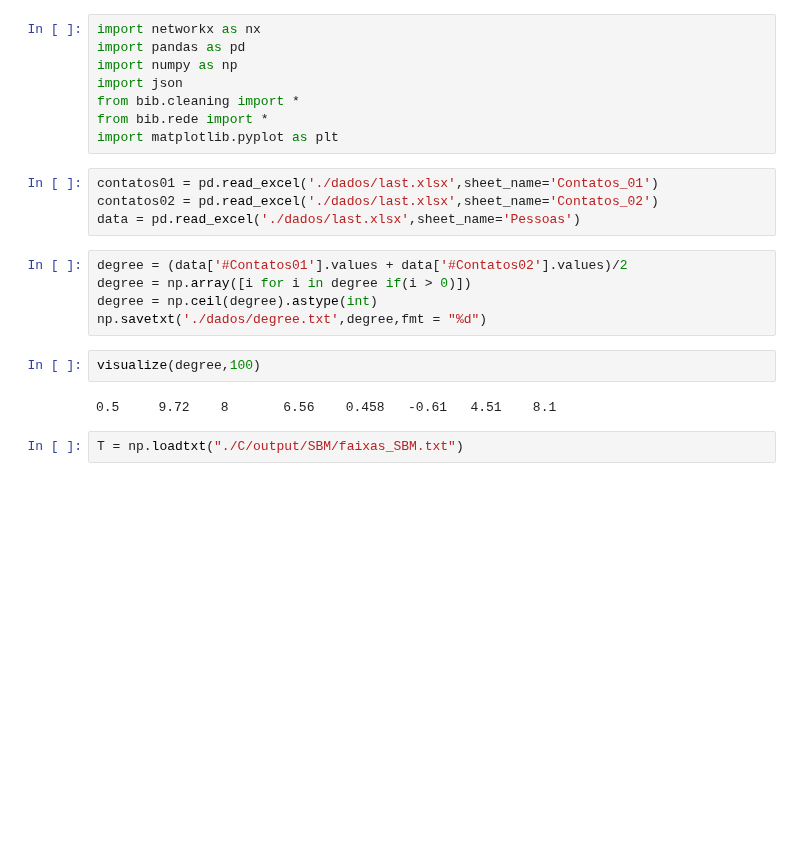
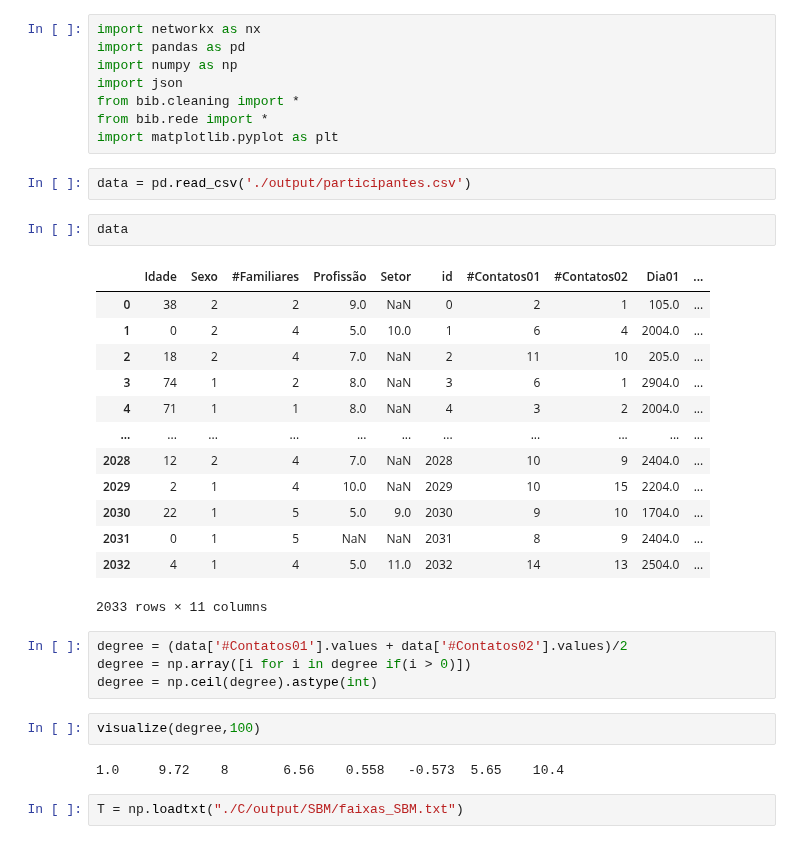
Before and after one commit to intcarlosmiguel/pesquisa_mestrado, a Jupyter notebook: rede.ipynb, the cells around one changed output. Cells and saved outputs as stored; diff of their text form; blank space fills up the shorter version.

```diff
--- a/rede.ipynb
+++ b/rede.ipynb
@@ -9,19 +12,32 @@ import json
 from bib.cleaning import *
 from bib.rede import *
 import matplotlib.pyplot as plt
-# %%
-contatos01 = pd.read_excel('./dados/last.xlsx',sheet_name='Contatos_01')
-contatos02 = pd.read_excel('./dados/last.xlsx',sheet_name='Contatos_02')
-data = pd.read_excel('./dados/last.xlsx',sheet_name='Pessoas')
+# %%
+data = pd.read_csv('./output/participantes.csv')
+# %%
+data
+# %% [output]
+|  | Idade | Sexo | #Familiares | Profissão | Setor | id | #Contatos01 | #Contatos02 | Dia01 | ... |
+| 0 | 38 | 2 | 2 | 9.0 | NaN | 0 | 2 | 1 | 105.0 | ... |
+| 1 | 0 | 2 | 4 | 5.0 | 10.0 | 1 | 6 | 4 | 2004.0 | ... |
+| 2 | 18 | 2 | 4 | 7.0 | NaN | 2 | 11 | 10 | 205.0 | ... |
+| 3 | 74 | 1 | 2 | 8.0 | NaN | 3 | 6 | 1 | 2904.0 | ... |
+| 4 | 71 | 1 | 1 | 8.0 | NaN | 4 | 3 | 2 | 2004.0 | ... |
+| ... | ... | ... | ... | ... | ... | ... | ... | ... | ... | ... |
+| 2028 | 12 | 2 | 4 | 7.0 | NaN | 2028 | 10 | 9 | 2404.0 | ... |
+| 2029 | 2 | 1 | 4 | 10.0 | NaN | 2029 | 10 | 15 | 2204.0 | ... |
+| 2030 | 22 | 1 | 5 | 5.0 | 9.0 | 2030 | 9 | 10 | 1704.0 | ... |
+| 2031 | 0 | 1 | 5 | NaN | NaN | 2031 | 8 | 9 | 2404.0 | ... |
+| 2032 | 4 | 1 | 4 | 5.0 | 11.0 | 2032 | 14 | 13 | 2504.0 | ... |
+2033 rows × 11 columns
 # %%
 degree = (data['#Contatos01'].values + data['#Contatos02'].values)/2
 degree = np.array([i for i in degree if(i > 0)])
 degree = np.ceil(degree).astype(int)
-np.savetxt('./dados/degree.txt',degree,fmt = "%d")
 # %%
 visualize(degree,100)
 # %% [output]
-0.5     9.72    8       6.56    0.458   -0.61   4.51    8.1
+1.0     9.72    8       6.56    0.558   -0.573  5.65    10.4
 # %%
 T = np.loadtxt("./C/output/SBM/faixas_SBM.txt")
 # %%
```
Also changed, not shown: parts of 1 cell of this notebook, 20 other files.
